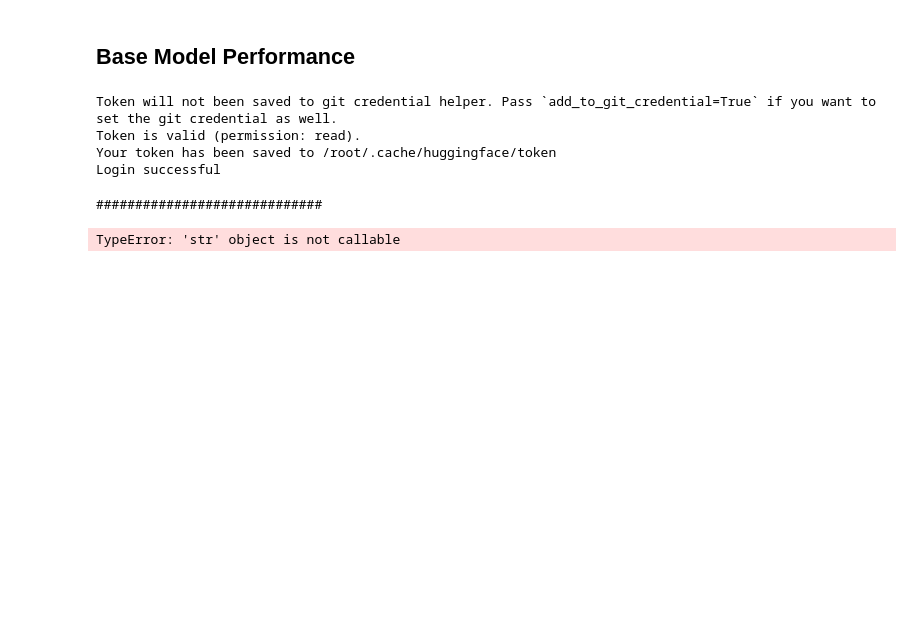
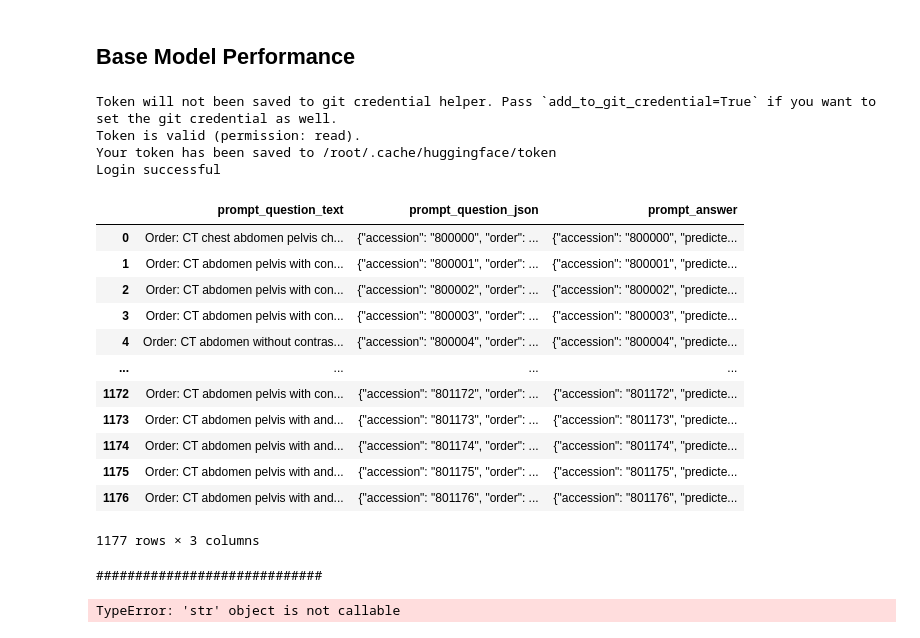
Before and after one commit to mille055/aipi590_project1, a Jupyter notebook: notebooks/Finetune_notebook.ipynb, the cells around one changed output. Cells and saved outputs as stored; diff of their text form; code cells hidden in the pictures; blank space fills up the shorter version.

```diff
--- a/notebooks/Finetune_notebook.ipynb
+++ b/notebooks/Finetune_notebook.ipynb
@@ -321,6 +321,22 @@ Token will not been saved to git credential helper. Pass `add_to_git_credential=
 Token is valid (permission: read).
 Your token has been saved to /root/.cache/huggingface/token
 Login successful
+# %%
+new_df
+# %% [output]
+|  | prompt_question_text | prompt_question_json | prompt_answer |
+| 0 | Order: CT chest abdomen pelvis ch... | {"accession": "800000", "order": ... | {"accession": "800000", "predicte... |
+| 1 | Order: CT abdomen pelvis with con... | {"accession": "800001", "order": ... | {"accession": "800001", "predicte... |
+| 2 | Order: CT abdomen pelvis with con... | {"accession": "800002", "order": ... | {"accession": "800002", "predicte... |
+| 3 | Order: CT abdomen pelvis with con... | {"accession": "800003", "order": ... | {"accession": "800003", "predicte... |
+| 4 | Order: CT abdomen without contras... | {"accession": "800004", "order": ... | {"accession": "800004", "predicte... |
+| ... | ... | ... | ... |
+| 1172 | Order: CT abdomen pelvis with con... | {"accession": "801172", "order": ... | {"accession": "801172", "predicte... |
+| 1173 | Order: CT abdomen pelvis with and... | {"accession": "801173", "order": ... | {"accession": "801173", "predicte... |
+| 1174 | Order: CT abdomen pelvis with and... | {"accession": "801174", "order": ... | {"accession": "801174", "predicte... |
+| 1175 | Order: CT abdomen pelvis with and... | {"accession": "801175", "order": ... | {"accession": "801175", "predicte... |
+| 1176 | Order: CT abdomen pelvis with and... | {"accession": "801176", "order": ... | {"accession": "801176", "predicte... |
+1177 rows × 3 columns
 # %%
 
 questionCounter=0
```
